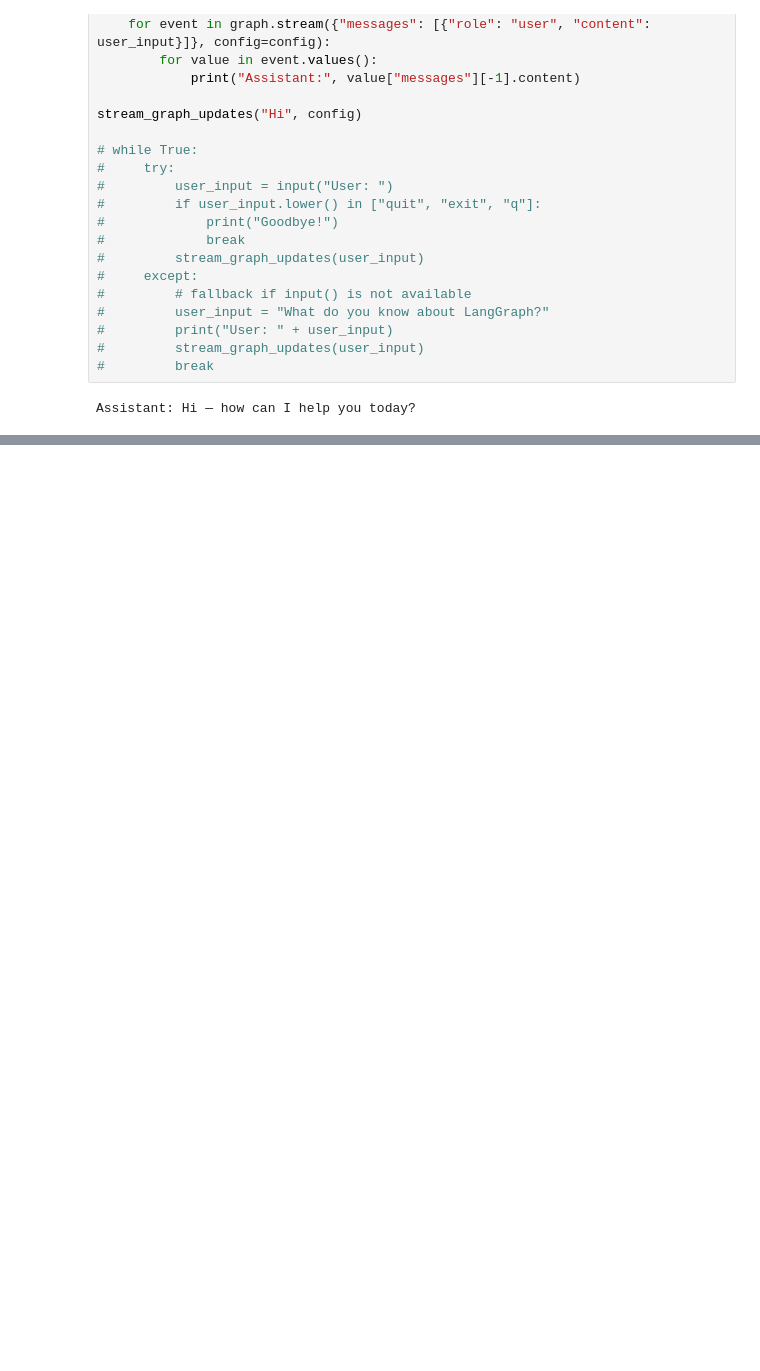
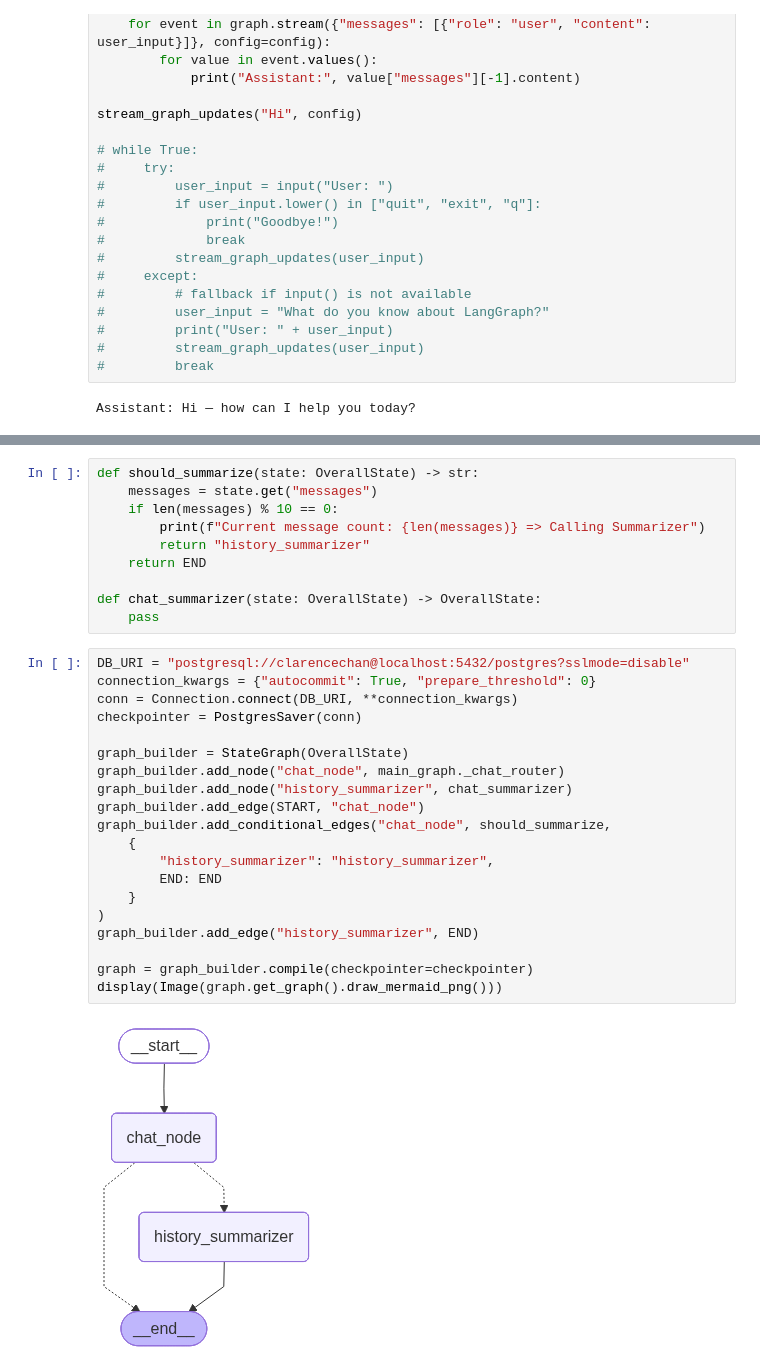
Before and after one commit to Clarenceee/agentic-rag, a Jupyter notebook: service/test.ipynb, the cells around one changed output, grey strips where cells are left out. Saved outputs shown, nothing was run; the diff lists cells and outputs as text; blank space fills up the shorter version.

```diff
--- a/service/test.ipynb
+++ b/service/test.ipynb
@@ -872,0 +1449,32 @@ Assistant: Hi — how can I help you today?
+# %%
+def should_summarize(state: OverallState) -> str:
+    messages = state.get("messages")
+    if len(messages) % 10 == 0:
+        print(f"Current message count: {len(messages)} => Calling Summarizer")
+        return "history_summarizer"
+    return END
+
+def chat_summarizer(state: OverallState) -> OverallState:
+    pass
+# %%
+DB_URI = "postgresql://clarencechan@localhost:5432/postgres?sslmode=disable"
+connection_kwargs = {"autocommit": True, "prepare_threshold": 0}
+conn = Connection.connect(DB_URI, **connection_kwargs)
+checkpointer = PostgresSaver(conn)
+
+graph_builder = StateGraph(OverallState)
+graph_builder.add_node("chat_node", main_graph._chat_router)
+graph_builder.add_node("history_summarizer", chat_summarizer)
+graph_builder.add_edge(START, "chat_node")
+graph_builder.add_conditional_edges("chat_node", should_summarize,
+    {
+        "history_summarizer": "history_summarizer",
+        END: END
+    }
+)
+graph_builder.add_edge("history_summarizer", END)
+
+graph = graph_builder.compile(checkpointer=checkpointer)
+display(Image(graph.get_graph().draw_mermaid_png()))
+# %% [output]
+[figure, added]
```
Also changed, not shown: parts of 40 cells of this notebook, 10 other files.
